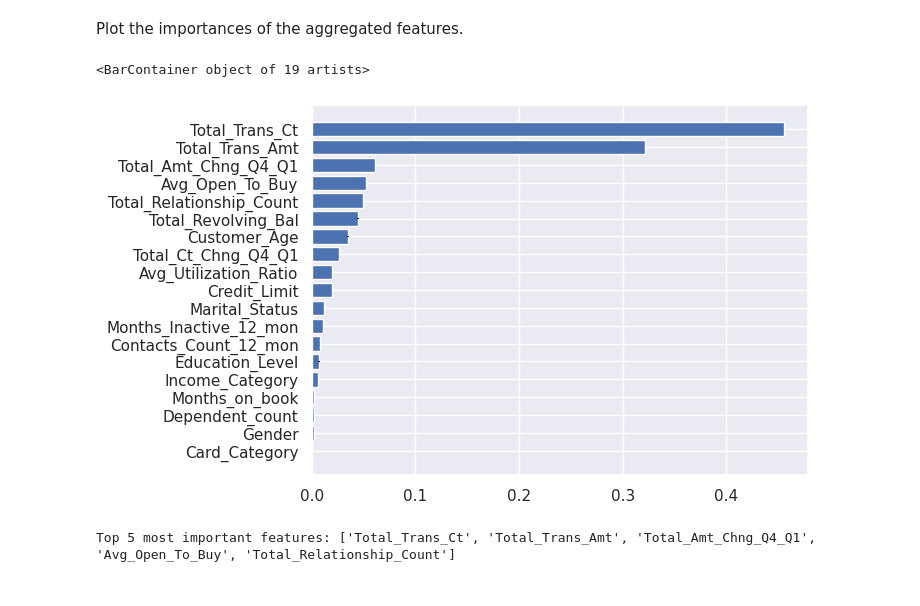
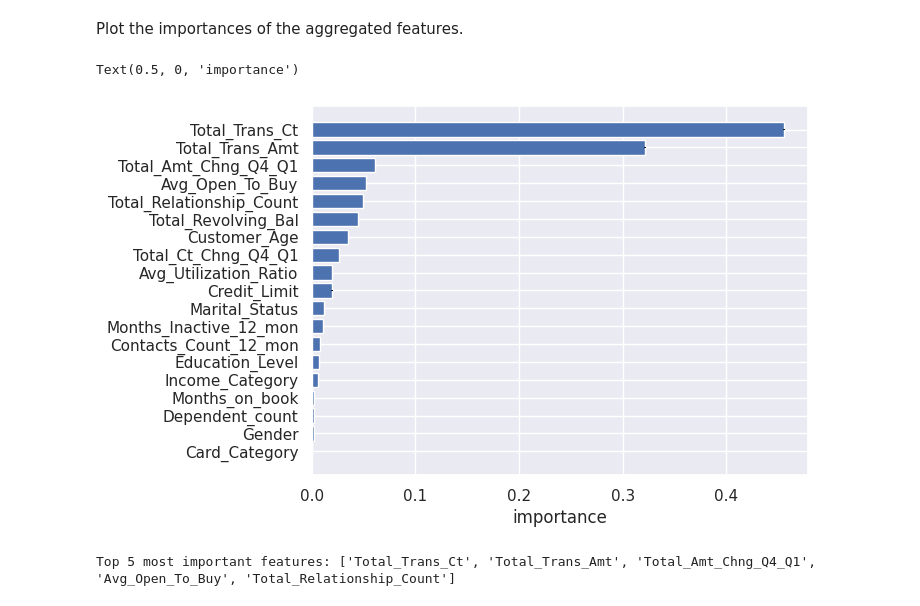
Before and after one commit to renzasprec/Credit-Card-Customer-Churn, a Jupyter notebook: Credit_Card_Customer_Churn.ipynb, the cells around one changed output. Cells and saved outputs as stored; diff of their text form; code cells hidden in the pictures.

Commit message:
Modified feature importances

```diff
--- a/Credit_Card_Customer_Churn.ipynb
+++ b/Credit_Card_Customer_Churn.ipynb
@@ -805,11 +791,14 @@ Plot the importances of the aggregated features.
 # %%
 # plot
 fig, ax = plt.subplots()
 
 ax.barh(y=importances_mean.index, width=importances_mean, yerr=importances_std)
+
+# set xlabel
+ax.set_xlabel('importance')
 # %% [output]
-<BarContainer object of 19 artists>
+Text(0.5, 0, 'importance')
-[figure, old version]
+[figure, new version]
 # %%
 print(f'Top 5 most important features: {importances_mean.sort_values(ascending=False).index.to_list()[:5]}')
 # %% [output]
```
Also changed, not shown: parts of 6 cells of this notebook.
